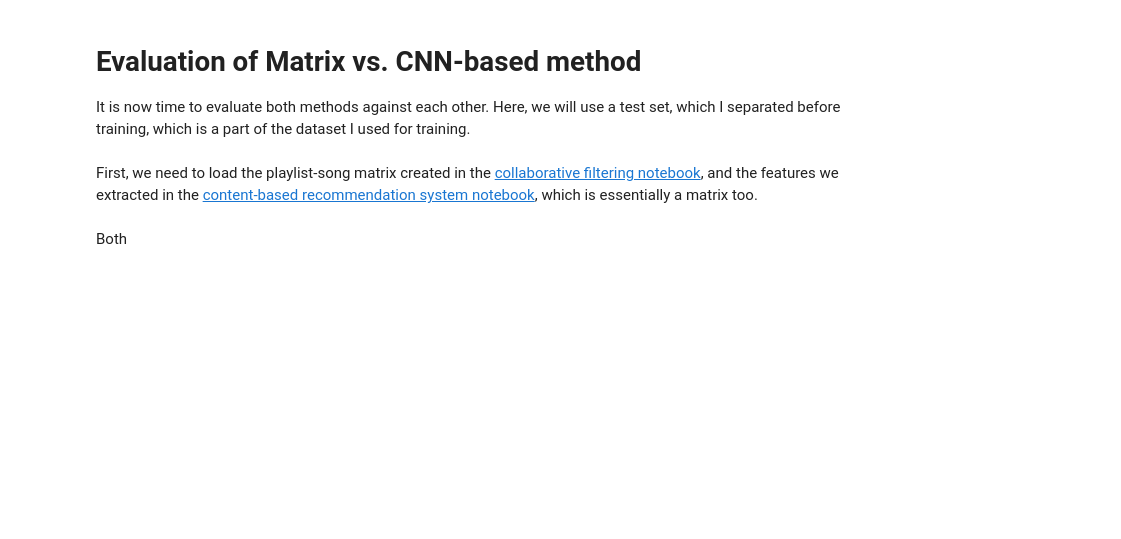
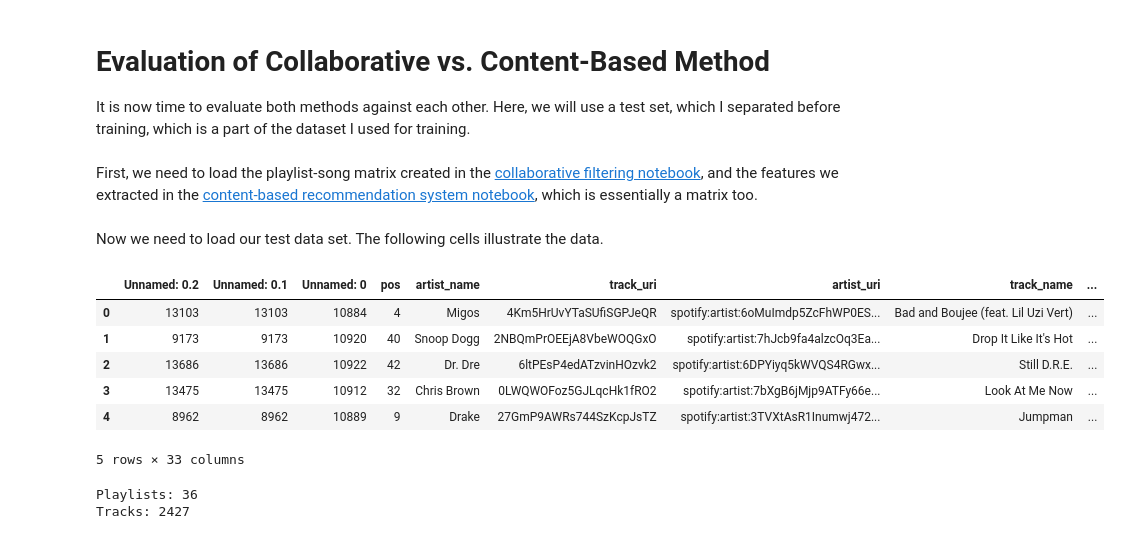
Before and after one commit to marja-w/mms-project-23, a Jupyter notebook: recommender_model/evaluation.ipynb, the cells around one changed output. Drawn from its saved outputs; the diff is of its cells as text; code cells hidden in the pictures; blank space fills up the shorter version.

Commit message:
Finished evaluation and updated notebooks

```diff
--- a/recommender_model/evaluation.ipynb
+++ b/recommender_model/evaluation.ipynb
@@ -1,5 +1,5 @@
 # %% [markdown]
-# Evaluation of Matrix vs. CNN-based method
+# Evaluation of Collaborative vs. Content-Based Method
 
 It is now time to evaluate both methods against each other. Here, we will use a test set, which I separated before training, which is a part of the dataset I used for training.
 # %% [markdown]
@@ -27,4 +32,22 @@ with open(playlists_file, 'r', encoding='utf-8') as f:
 with open(unique_songs_uris_file, 'r') as f:
     unique_songs_uris = f.read().splitlines()
 # %% [markdown]
-Both
+Now we need to load our test data set. The following cells illustrate the data.
+# %%
+df = pd.read_csv("data/sorted_processed_data_test.csv")
+df.head()
+# %% [output]
+|  | Unnamed: 0.2 | Unnamed: 0.1 | Unnamed: 0 | pos | artist_name | track_uri | artist_uri | track_name | ... |
+| 0 | 13103 | 13103 | 10884 | 4 | Migos | 4Km5HrUvYTaSUfiSGPJeQR | spotify:artist:6oMuImdp5ZcFhWP0ES... | Bad and Boujee (feat. Lil Uzi Vert) | ... |
+| 1 | 9173 | 9173 | 10920 | 40 | Snoop Dogg | 2NBQmPrOEEjA8VbeWOQGxO | spotify:artist:7hJcb9fa4alzcOq3Ea... | Drop It Like It's Hot | ... |
+| 2 | 13686 | 13686 | 10922 | 42 | Dr. Dre | 6ltPEsP4edATzvinHOzvk2 | spotify:artist:6DPYiyq5kWVQS4RGwx... | Still D.R.E. | ... |
+| 3 | 13475 | 13475 | 10912 | 32 | Chris Brown | 0LWQWOFoz5GJLqcHk1fRO2 | spotify:artist:7bXgB6jMjp9ATFy66e... | Look At Me Now | ... |
+| 4 | 8962 | 8962 | 10889 | 9 | Drake | 27GmP9AWRs744SzKcpJsTZ | spotify:artist:3TVXtAsR1Inumwj472... | Jumpman | ... |
+5 rows × 33 columns
+# %%
+num_playlists = df["name"].nunique()  # count distinct values, this is the number of playlists
+num_tracks = df["track_name"].nunique()  # count distinct values, this is the number of tracks
+print(f"Playlists: {num_playlists} \nTracks: {num_tracks}")
+# %% [output]
+Playlists: 36
+Tracks: 2427
```
Also changed, not shown: parts of 12 cells of this notebook, 3 other files.
